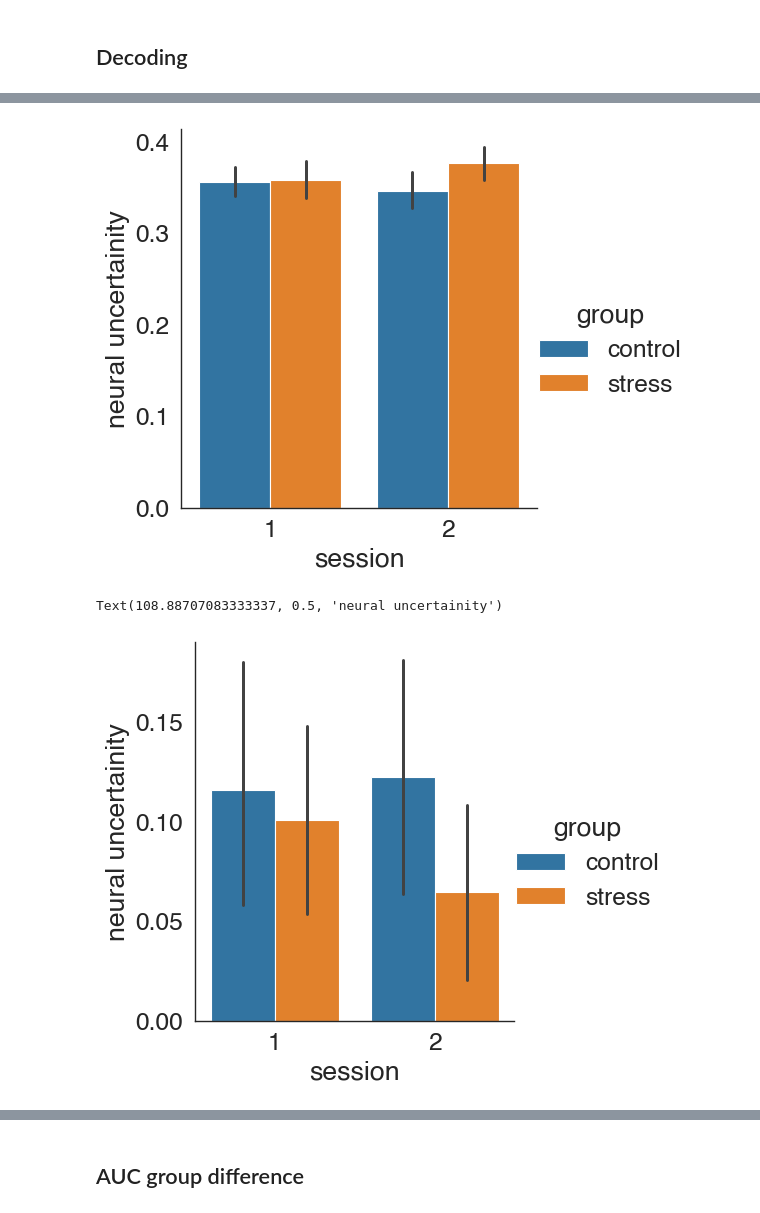
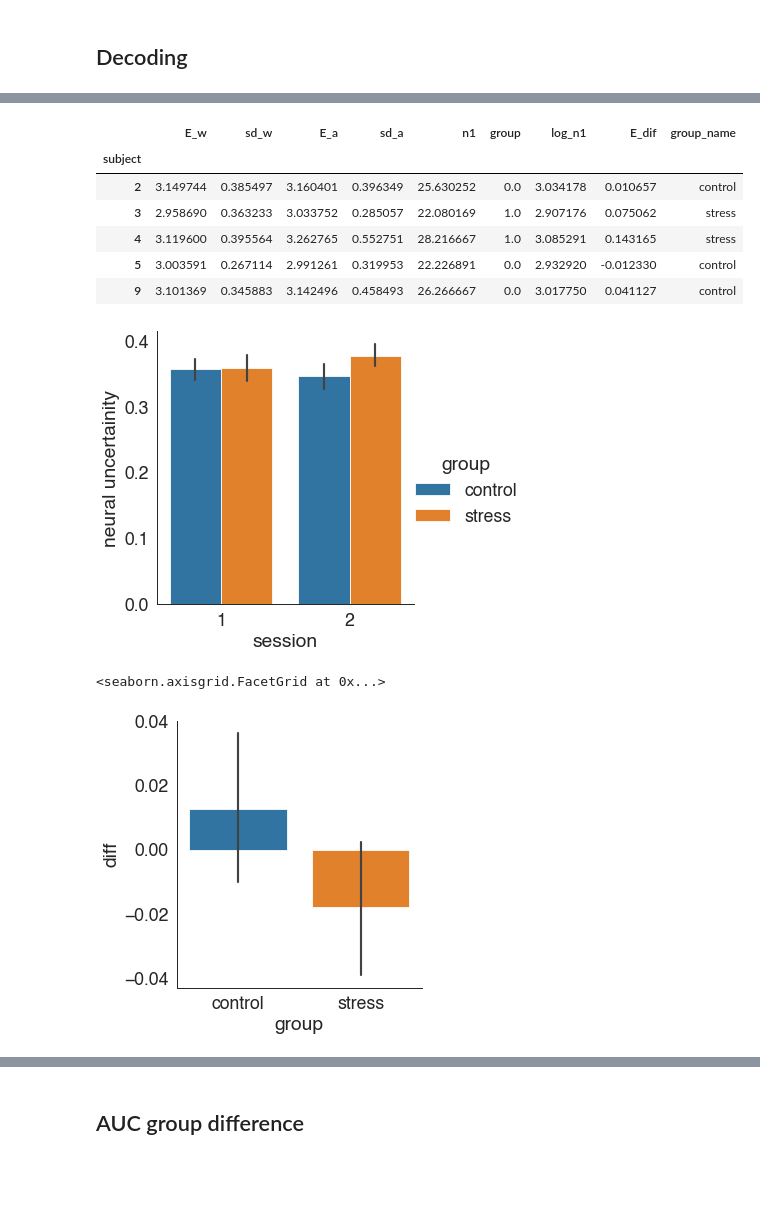
Before and after one commit to Gilles86/stress_risk, a Jupyter notebook: stress_risk/plots_for_paper/poster_fig_probit.ipynb, the cells around one changed output, grey strips where cells are left out. Cells and saved outputs as stored; diff of their text form; code cells hidden in the pictures; blank space fills up the shorter version.

```diff
--- a/stress_risk/plots_for_paper/poster_fig_probit.ipynb
+++ b/stress_risk/plots_for_paper/poster_fig_probit.ipynb
@@ -201,15 +216,26 @@ plt.savefig(op.join(plot_folder_path, 'E_diff_catplot-groups.pdf'), bbox_inches=
+# %%
+temp.head()
+# %% [output]
+|  | E_w | sd_w | E_a | sd_a | n1 | group | log_n1 | E_dif | group_name |
+| subject |  |  |  |  |  |  |  |  |  |
+| 2 | 3.149744 | 0.385497 | 3.160401 | 0.396349 | 25.630252 | 0.0 | 3.034178 | 0.010657 | control |
+| 3 | 2.958690 | 0.363233 | 3.033752 | 0.285057 | 22.080169 | 1.0 | 2.907176 | 0.075062 | stress |
+| 4 | 3.119600 | 0.395564 | 3.262765 | 0.552751 | 28.216667 | 1.0 | 3.085291 | 0.143165 | stress |
+| 5 | 3.003591 | 0.267114 | 2.991261 | 0.319953 | 22.226891 | 0.0 | 2.932920 | -0.012330 | control |
+| 9 | 3.101369 | 0.345883 | 3.142496 | 0.458493 | 26.266667 | 0.0 | 3.017750 | 0.041127 | control |
 # %%
 df_wdec = pd.read_csv(op.join(bids_folder, 'interim_sum_data','within-ses-decod_r-sds.csv'))
 df_wdec = df_wdec.set_index(['group','subject','session'])
-
-sns.catplot(data=df_wdec.reset_index(), x='session', y='sds',  kind='bar', hue='group',errorbar=('ci', 95)) #kind='bar',,errorbar=get_hdi
+# try  y='r'
+sns.catplot(data=df_wdec.reset_index(), x='session', y='sds',  kind='bar', hue='group') #kind='bar',,errorbar=get_hdi
 plt.ylabel('neural uncertainity')
 plt.savefig(op.join(plot_folder_path, 'neural-uncertainty_catplot-groups.pdf'), bbox_inches='tight')
 # %% [output]
-[figure, old version]
+[figure, new version]
 # %%
-sns.catplot(data=df_wdec.reset_index(), x='session', y='r',  kind='bar', hue='group') #kind='bar',,errorbar=get_hdi
-plt.ylabel('neural uncertainity')
+temp['diff'] = temp['ses 1'] - temp['ses 2']
+
+sns.catplot(data=temp.reset_index(), x='group', y='diff',  kind='bar') #kind='bar',,errorbar=get_hdi
 # %% [output]
-Text(108.88707083333337, 0.5, 'neural uncertainity')
+<seaborn.axisgrid.FacetGrid at 0x...>
-[figure, old version]
+[figure, new version]
```
Also changed, not shown: parts of 20 cells of this notebook, 1 other file.
